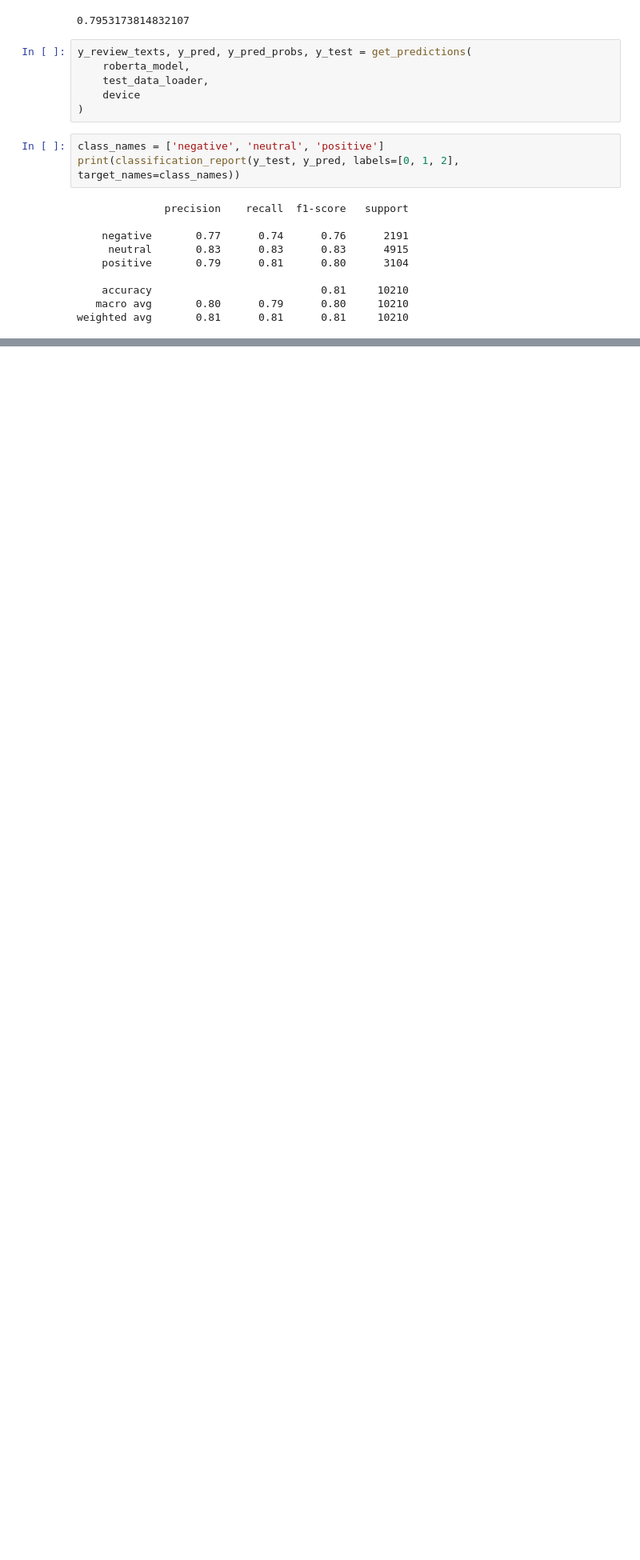
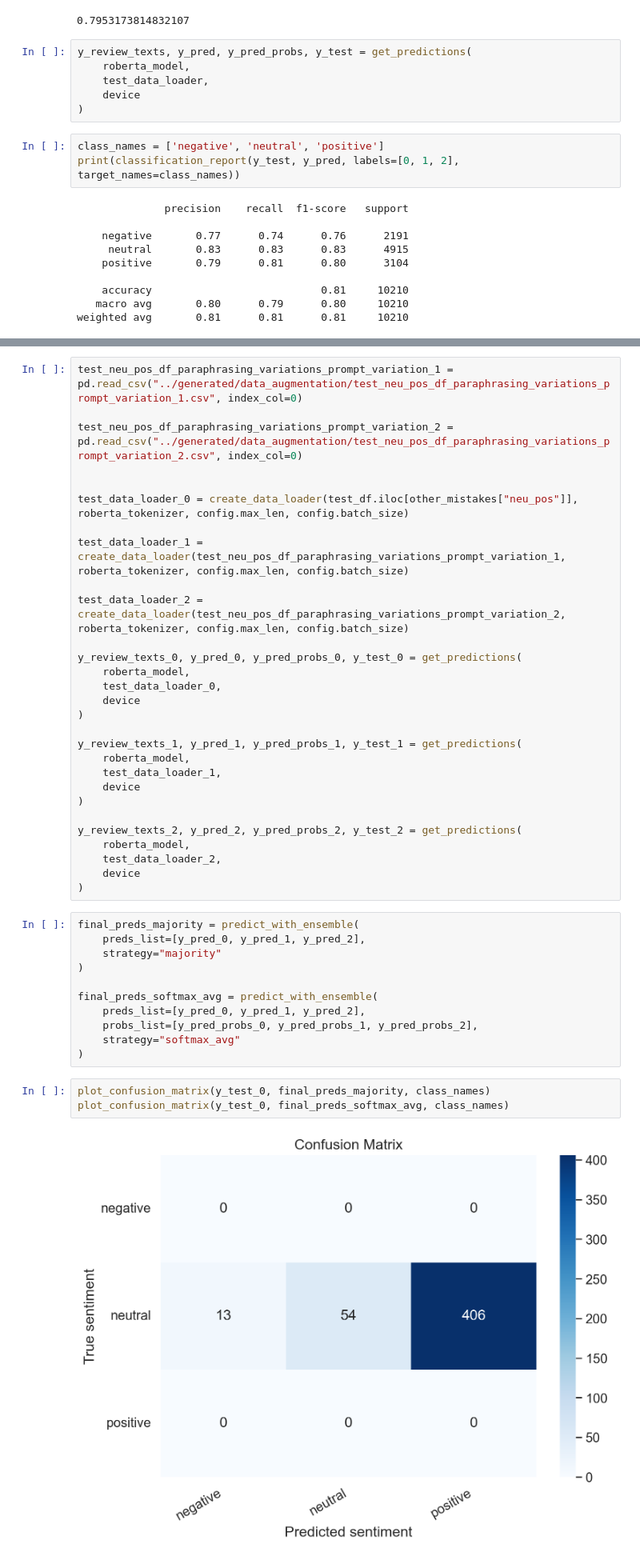
Before and after one commit to Thosam1/SentimentClassification, a Jupyter notebook: notebooks/inference_time_augmentation.ipynb, the cells around one changed output, grey strips where cells are left out. Shown at 80% size. Saved outputs shown, nothing was run; the diff lists cells and outputs as text; blank space fills up the shorter version.

```diff
--- a/notebooks/inference_time_augmentation.ipynb
+++ b/notebooks/inference_time_augmentation.ipynb
@@ -531,0 +449,45 @@ final_preds = [0,
+# %%
+test_neu_pos_df_paraphrasing_variations_prompt_variation_1 = pd.read_csv("../generated/data_augmentation/test_neu_pos_df_paraphrasing_variations_prompt_variation_1.csv", index_col=0)
+
+test_neu_pos_df_paraphrasing_variations_prompt_variation_2 = pd.read_csv("../generated/data_augmentation/test_neu_pos_df_paraphrasing_variations_prompt_variation_2.csv", index_col=0)
+
+
+test_data_loader_0 = create_data_loader(test_df.iloc[other_mistakes["neu_pos"]], roberta_tokenizer, config.max_len, config.batch_size)
+
+test_data_loader_1 = create_data_loader(test_neu_pos_df_paraphrasing_variations_prompt_variation_1, roberta_tokenizer, config.max_len, config.batch_size)
+
+test_data_loader_2 = create_data_loader(test_neu_pos_df_paraphrasing_variations_prompt_variation_2, roberta_tokenizer, config.max_len, config.batch_size)
+
+y_review_texts_0, y_pred_0, y_pred_probs_0, y_test_0 = get_predictions(
+    roberta_model,
+    test_data_loader_0,
+    device
+)
+
+y_review_texts_1, y_pred_1, y_pred_probs_1, y_test_1 = get_predictions(
+    roberta_model,
+    test_data_loader_1,
+    device
+)
+
+y_review_texts_2, y_pred_2, y_pred_probs_2, y_test_2 = get_predictions(
+    roberta_model,
+    test_data_loader_2,
+    device
+)
+# %%
+final_preds_majority = predict_with_ensemble(
+    preds_list=[y_pred_0, y_pred_1, y_pred_2],
+    strategy="majority"
+)
+
+final_preds_softmax_avg = predict_with_ensemble(
+    preds_list=[y_pred_0, y_pred_1, y_pred_2],
+    probs_list=[y_pred_probs_0, y_pred_probs_1, y_pred_probs_2],
+    strategy="softmax_avg"
+)
+# %%
+plot_confusion_matrix(y_test_0, final_preds_majority, class_names)
+plot_confusion_matrix(y_test_0, final_preds_softmax_avg, class_names)
+# %% [output]
+[figure, added]
```
Also changed, not shown: parts of 48 cells of this notebook, 16 other files.
